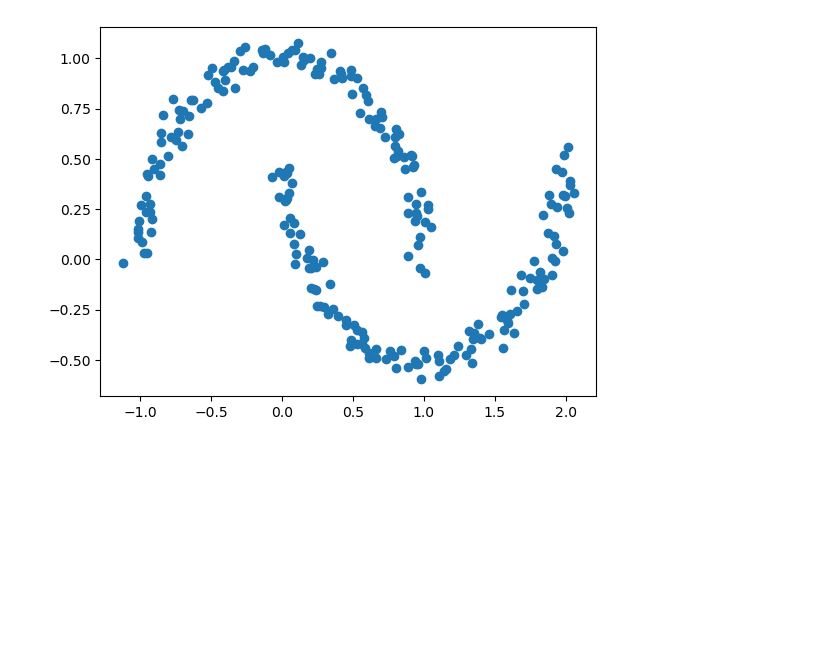
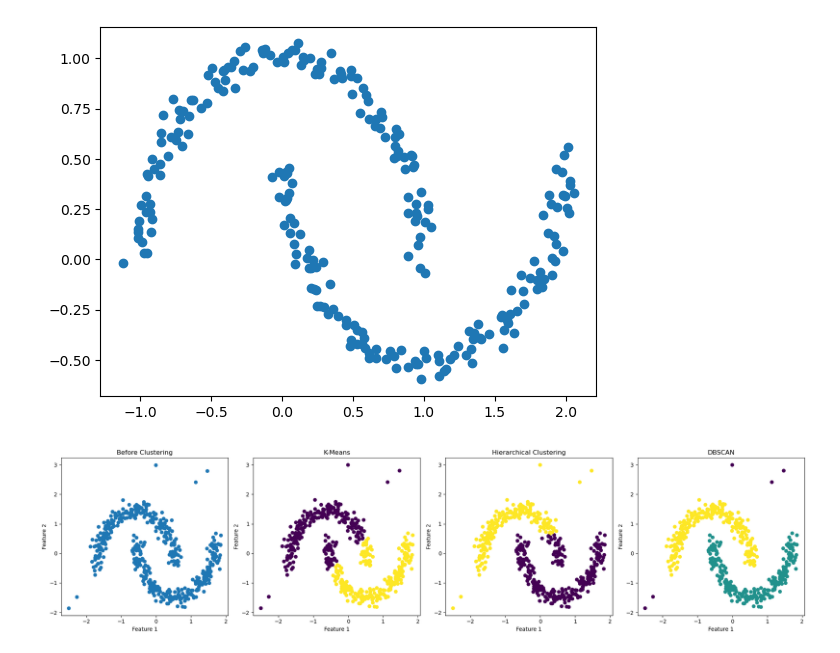
Before and after one commit to DheerajMahapatra/Data-Science, a Jupyter notebook: 39-DBSCAN Clustering/39.4-DBSCAN Implementation.ipynb, the cells around one changed output. Saved outputs shown, nothing was run; the diff lists cells and outputs as text; code cells hidden in the pictures; blank space fills up the shorter version.

```diff
--- a/39-DBSCAN Clustering/39.4-DBSCAN Implementation.ipynb
+++ b/39-DBSCAN Clustering/39.4-DBSCAN Implementation.ipynb
@@ -92,3 +92,103 @@ plt.scatter(X[:,0],X[:,1],c=dbscan.labels_)
 # %% [output]
 <matplotlib.collections.PathCollection at 0x...>
 [figure]
+# %%
+import numpy as np
+import matplotlib.pyplot as plt
+
+from sklearn.datasets import make_moons
+from sklearn.preprocessing import StandardScaler
+from sklearn.cluster import KMeans, AgglomerativeClustering, DBSCAN
+
+
+
+# 1. CREATE DATASET
+X, y = make_moons(n_samples=500,noise=0.08,random_state=42)
+
+# Add some outliers
+outliers = np.array([
+    [1.5, 1.5],
+    [1.8, 1.7],
+    [-1.5, -0.5],
+    [-1.7, -0.7],
+    [0.5, 1.8]
+])
+
+X = np.vstack([X, outliers])
+
+
+# 2. SCALE DATA
+scaler = StandardScaler()
+X_scaled = scaler.fit_transform(X)
+
+
+
+# 3. K-MEANS
+kmeans = KMeans(n_clusters=2,random_state=42,n_init=10)
+
+kmeans_labels = kmeans.fit_predict(X_scaled)
+
+
+
+# 4. HIERARCHICAL CLUSTERING
+hierarchical = AgglomerativeClustering(n_clusters=2,metric='euclidean',linkage="ward")
+
+hierarchical_labels = hierarchical.fit_predict(X_scaled)
+
+
+
+# 5. DBSCAN
+dbscan = DBSCAN(eps=0.25,min_samples=5)
+
+dbscan_labels = dbscan.fit_predict(X_scaled)
+
+
+
+# 6. VISUALIZATION
+plt.figure(figsize=(20, 5))
+
+
+# BEFORE
+plt.subplot(1, 4, 1)
+
+plt.scatter(X_scaled[:, 0],X_scaled[:, 1])
+
+plt.title("Before Clustering")
+plt.xlabel("Feature 1")
+plt.ylabel("Feature 2")
+
+
+# K-MEANS
+plt.subplot(1, 4, 2)
+
+plt.scatter(X_scaled[:, 0],X_scaled[:, 1],c=kmeans_labels)
+
+plt.title("K-Means")
+plt.xlabel("Feature 1")
+plt.ylabel("Feature 2")
+
+
+# HIERARCHICAL
+plt.subplot(1, 4, 3)
+
+plt.scatter(X_scaled[:, 0],X_scaled[:, 1],c=hierarchical_labels)
+
+plt.title("Hierarchical Clustering")
+plt.xlabel("Feature 1")
+plt.ylabel("Feature 2")
+
+
+# DBSCAN
+plt.subplot(1, 4, 4)
+
+plt.scatter(X_scaled[:, 0],X_scaled[:, 1],c=dbscan_labels)
+
+plt.title("DBSCAN")
+plt.xlabel("Feature 1")
+plt.ylabel("Feature 2")
+
+
+plt.tight_layout()
+plt.show()
+# %% [output]
+[figure, added]
```
Also changed, not shown: 1 other file.
